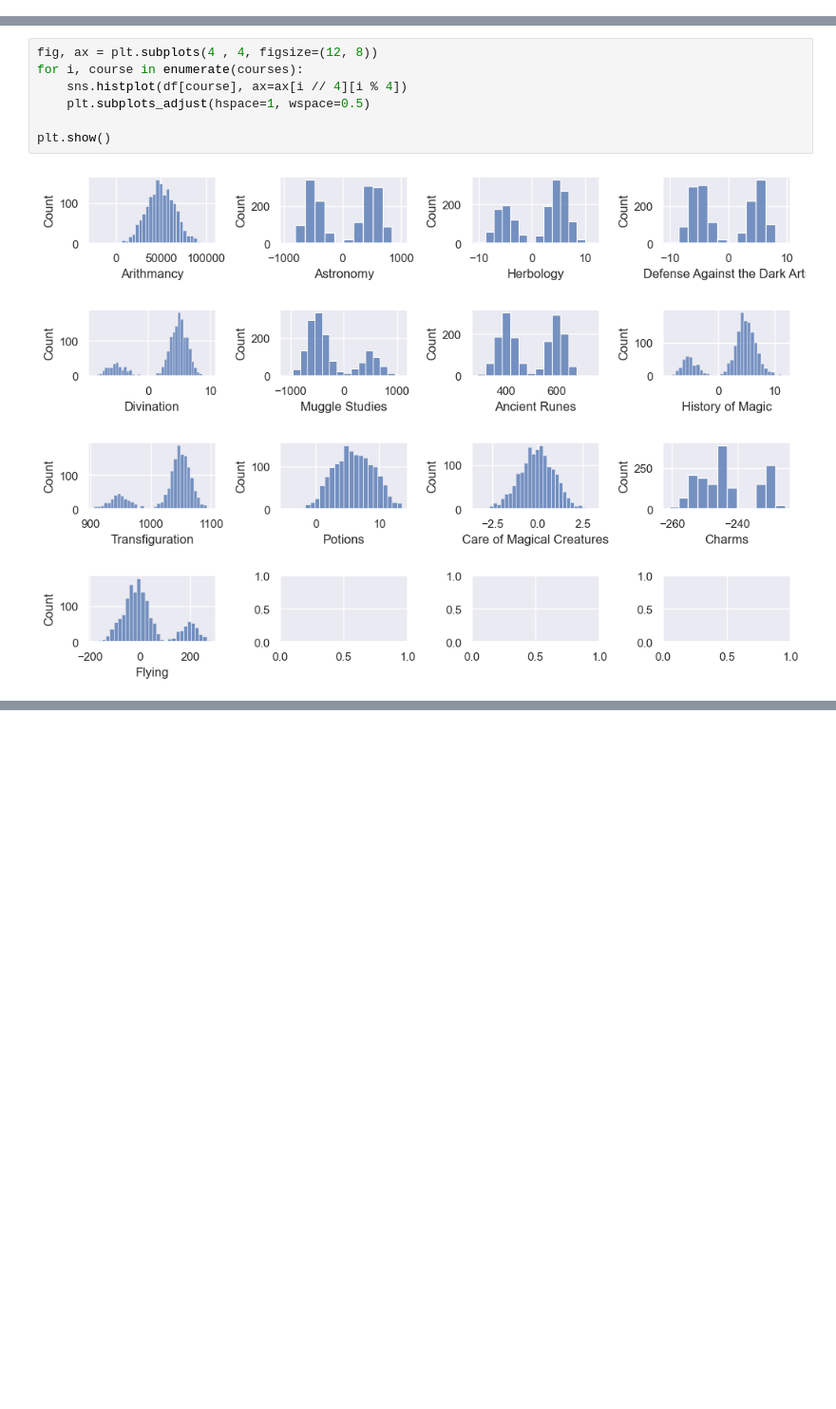
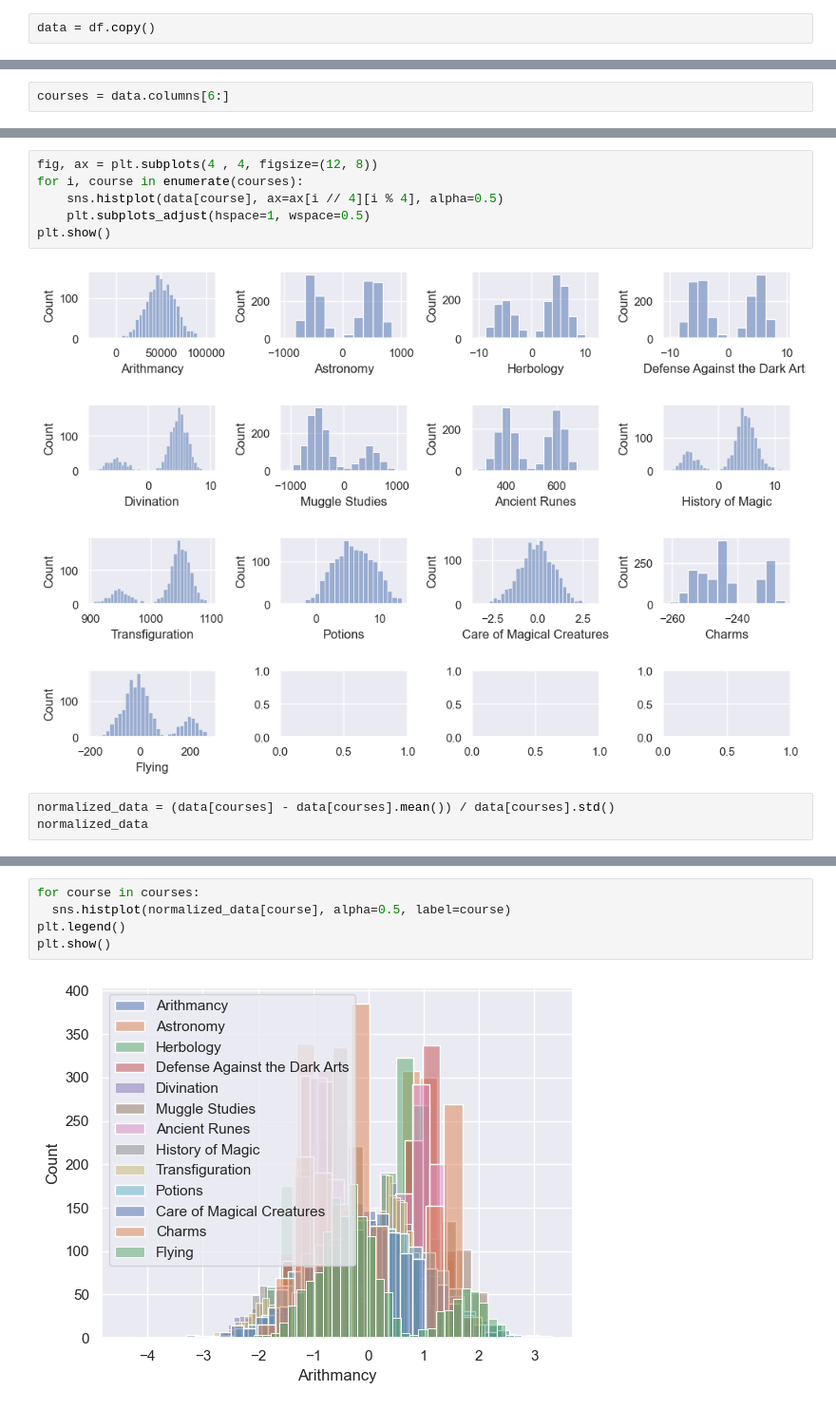
Before and after one commit to ayoubabounakif/dslr, a Jupyter notebook: data_visualization/histogram.ipynb, the cells around one changed output, grey strips where cells are left out. Shown: that part at 95% size. Saved outputs shown, nothing was run; the diff lists cells and outputs as text; blank space fills up the shorter version.

Commit message:
Draw histograms to plot data and look for potential features

```diff
--- a/data_visualization/histogram.ipynb
+++ b/data_visualization/histogram.ipynb
@@ -6,5 +6,7 @@ import matplotlib.pyplot as plt
 # %%
 file_path = '../datasets/dataset_train.csv'
 df = pd.read_csv(file_path)
+# %%
+data = df.copy()
 # %%
 sns.set(style='darkgrid')
@@ -13 +13,3 @@ houses, courses = df['Hogwarts House'], df.columns[6:]
+# %%
+courses = data.columns[6:]
 # %%
@@ -47,9 +64,11 @@ dtype: float64
 # %%
 fig, ax = plt.subplots(4 , 4, figsize=(12, 8))
 for i, course in enumerate(courses):
-    sns.histplot(df[course], ax=ax[i // 4][i % 4])
+    sns.histplot(data[course], ax=ax[i // 4][i % 4], alpha=0.5)
     plt.subplots_adjust(hspace=1, wspace=0.5)
-
 plt.show()
 # %% [output]
 [figure]
+# %%
+normalized_data = (data[courses] - data[courses].mean()) / data[courses].std()
+normalized_data
@@ -55,0 +89,7 @@ plt.show()
+# %%
+for course in courses:
+  sns.histplot(normalized_data[course], alpha=0.5, label=course)
+plt.legend()
+plt.show()
+# %% [output]
+[figure, added]
```
Also changed, not shown: parts of 8 cells of this notebook, 1 other file.
